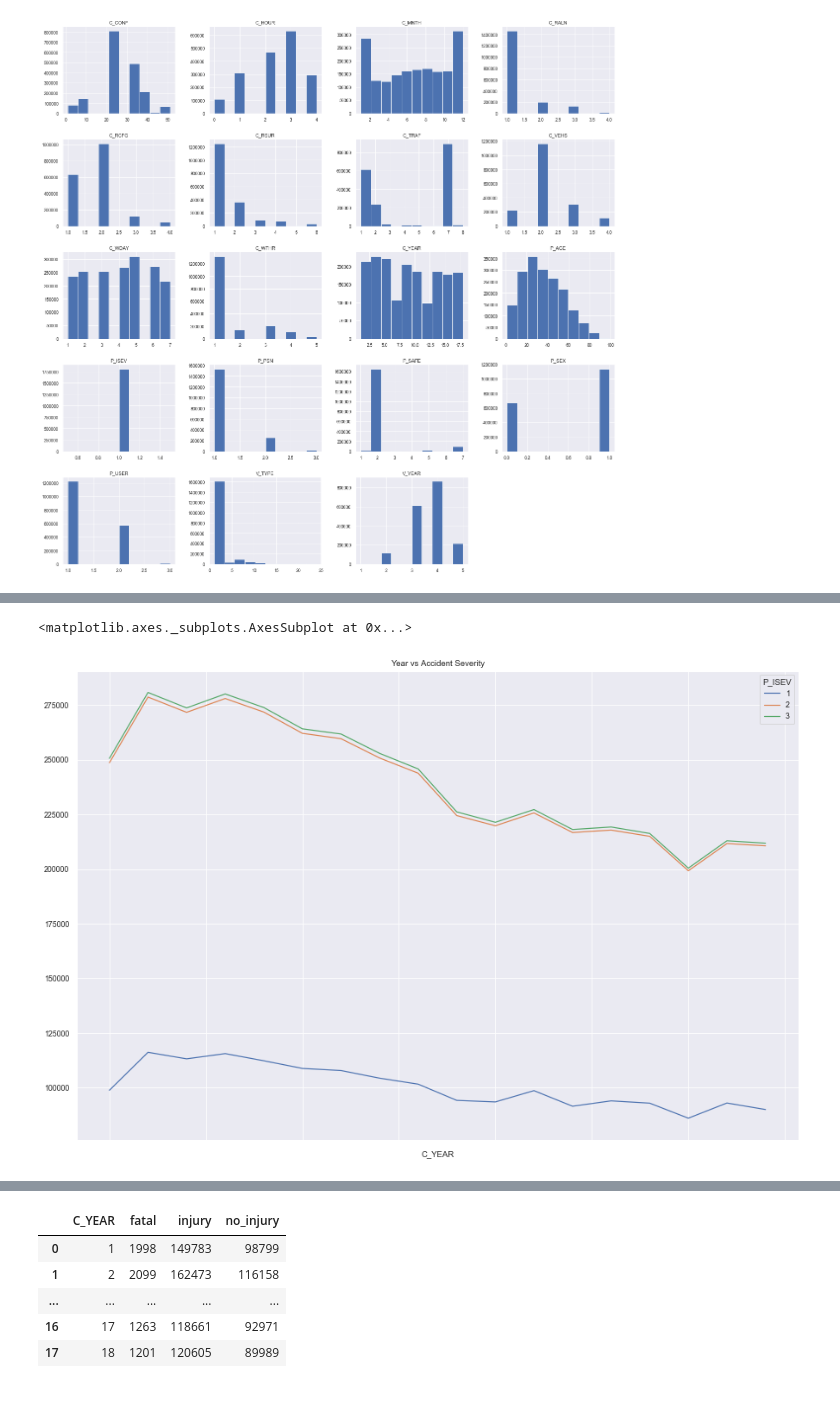
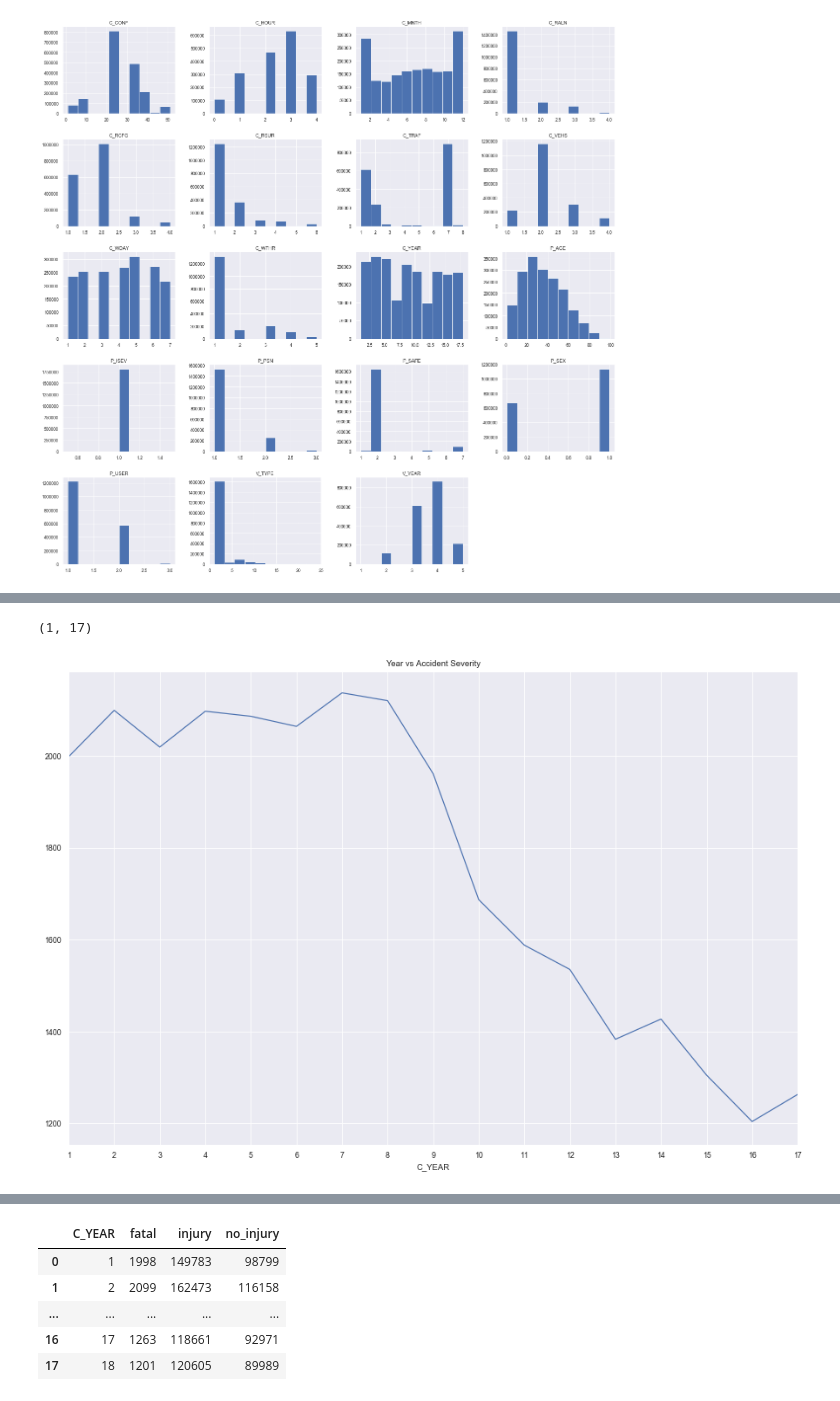
Before and after one commit to pgunabal/Capstone_CKME136_Winter_2018, a Jupyter notebook: CKME136X10_2018_EDA_ON_FINAL_DATASET.ipynb, the cells around one changed output, grey strips where cells are left out. Drawn from its saved outputs; the diff is of its cells as text; code cells hidden in the pictures.

```diff
--- a/CKME136X10_2018_EDA_ON_FINAL_DATASET.ipynb
+++ b/CKME136X10_2018_EDA_ON_FINAL_DATASET.ipynb
@@ -124,3 +124,5 @@ array([[<matplotlib.axes._subplots.AxesSubplot object at 0x...>,
         <matplotlib.axes._subplots.AxesSubplot object at 0x...>]],
       dtype=object)
 [figure]
+# %%
+xt = df['C_YEAR'].unique()
@@ -127,6 +153,6 @@ array([[<matplotlib.axes._subplots.AxesSubplot object at 0x...>,
 # %%
-
-df.groupby(['C_YEAR', 'P_ISEV']).size().unstack().plot(figsize=(15,10), kind='line', title = 'Year vs Accident Severity', stacked = True)
+bx = df.astype('int').groupby(['C_YEAR', 'P_ISEV']).size().unstack()[3].plot(figsize=(15,10), kind='line', title = 'Year vs Accident Severity',  xticks = xt)
+bx.set_xlim((1,17))
 # %% [output]
-<matplotlib.axes._subplots.AxesSubplot at 0x...>
+(1, 17)
-[figure, old version]
+[figure, new version]
```
Also changed, not shown: parts of 6 cells of this notebook, 4 other files.
